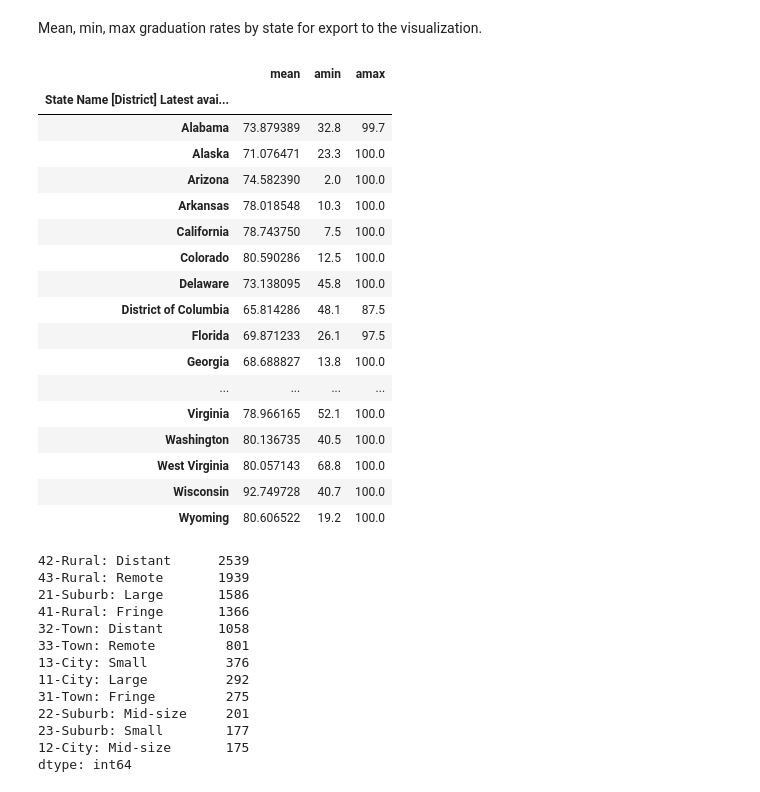
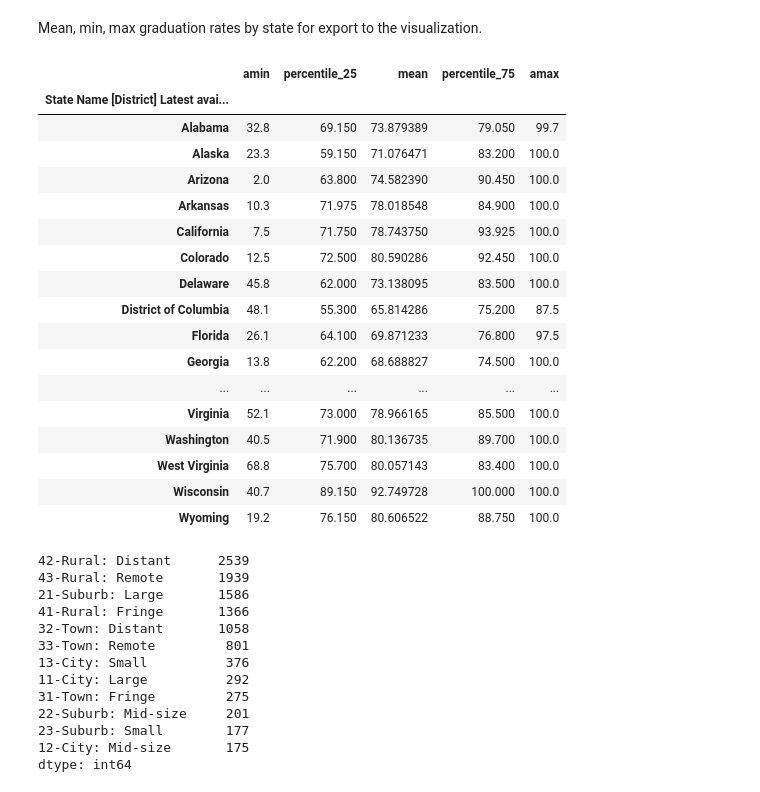
Before and after one commit to ashwindeo/dataschoolers, a Jupyter notebook: grouping.ipynb, the cells around one changed output. Saved outputs shown, nothing was run; the diff lists cells and outputs as text; code cells hidden in the pictures.

```diff
--- a/grouping.ipynb
+++ b/grouping.ipynb
@@ -42,29 +42,36 @@ Total number of school districts with valid graduation data: 10785
 districts=districts.replace([np.inf, -np.inf], np.nan)
 # %% [markdown]
 Mean, min, max graduation rates by state for export to the visualization.
+# %%
+#CITATION: http://stackoverflow.com/questions/17578115/pass-percentiles-to-pandas-agg-function
+def percentile(n):
+    def percentile_(x):
+        return np.percentile(x, n)
+    percentile_.__name__ = 'percentile_%s' % n
+    return percentile_
 # %%
-stateresults = districts.groupby('State Name [District] Latest available year')['AFGR'].aggregate([np.mean, np.min, np.max])
+stateresults = districts.groupby('State Name [District] Latest available year')['AFGR'].aggregate([np.min, percentile(25), np.mean, percentile(75), np.max])
 stateresults.to_csv("data/finaldata/stateresults.csv")
 stateresults.head(100)
 # %% [output]
-|  | mean | amin | amax |
-| State Name [District] Latest avai... |  |  |  |
-| Alabama | 73.879389 | 32.8 | 99.7 |
-| Alaska | 71.076471 | 23.3 | 100.0 |
-| Arizona | 74.582390 | 2.0 | 100.0 |
-| Arkansas | 78.018548 | 10.3 | 100.0 |
-| California | 78.743750 | 7.5 | 100.0 |
-| Colorado | 80.590286 | 12.5 | 100.0 |
-| Delaware | 73.138095 | 45.8 | 100.0 |
-| District of Columbia | 65.814286 | 48.1 | 87.5 |
-| Florida | 69.871233 | 26.1 | 97.5 |
-| Georgia | 68.688827 | 13.8 | 100.0 |
-| ... | ... | ... | ... |
-| Virginia | 78.966165 | 52.1 | 100.0 |
-| Washington | 80.136735 | 40.5 | 100.0 |
-| West Virginia | 80.057143 | 68.8 | 100.0 |
-| Wisconsin | 92.749728 | 40.7 | 100.0 |
-| Wyoming | 80.606522 | 19.2 | 100.0 |
+|  | amin | percentile_25 | mean | percentile_75 | amax |
+| State Name [District] Latest avai... |  |  |  |  |  |
+| Alabama | 32.8 | 69.150 | 73.879389 | 79.050 | 99.7 |
+| Alaska | 23.3 | 59.150 | 71.076471 | 83.200 | 100.0 |
+| Arizona | 2.0 | 63.800 | 74.582390 | 90.450 | 100.0 |
+| Arkansas | 10.3 | 71.975 | 78.018548 | 84.900 | 100.0 |
+| California | 7.5 | 71.750 | 78.743750 | 93.925 | 100.0 |
+| Colorado | 12.5 | 72.500 | 80.590286 | 92.450 | 100.0 |
+| Delaware | 45.8 | 62.000 | 73.138095 | 83.500 | 100.0 |
+| District of Columbia | 48.1 | 55.300 | 65.814286 | 75.200 | 87.5 |
+| Florida | 26.1 | 64.100 | 69.871233 | 76.800 | 97.5 |
+| Georgia | 13.8 | 62.200 | 68.688827 | 74.500 | 100.0 |
+| ... | ... | ... | ... | ... | ... |
+| Virginia | 52.1 | 73.000 | 78.966165 | 85.500 | 100.0 |
+| Washington | 40.5 | 71.900 | 80.136735 | 89.700 | 100.0 |
+| West Virginia | 68.8 | 75.700 | 80.057143 | 83.400 | 100.0 |
+| Wisconsin | 40.7 | 89.150 | 92.749728 | 100.000 | 100.0 |
+| Wyoming | 19.2 | 76.150 | 80.606522 | 88.750 | 100.0 |
 # %%
 districts['Urban-centric Locale [District] 2009-10'].value_counts()
 # %% [output]
```
Also changed, not shown: parts of 1 cell of this notebook, 2 other files.
